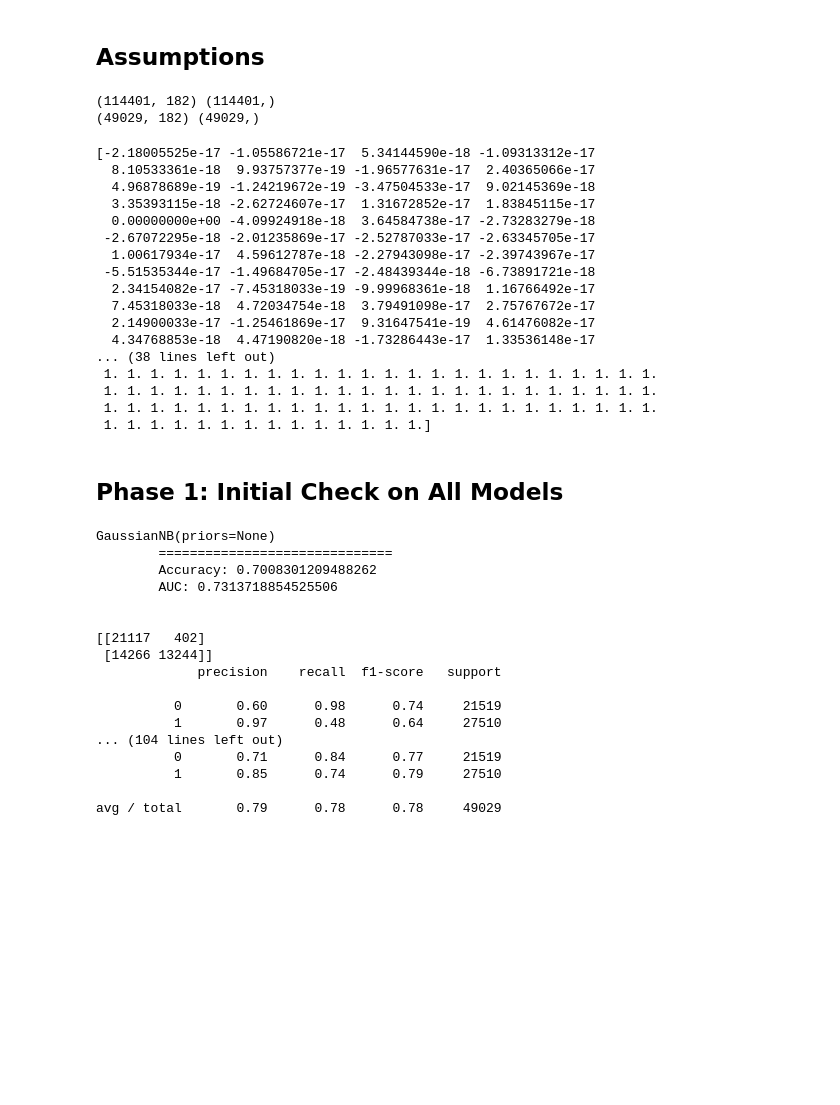
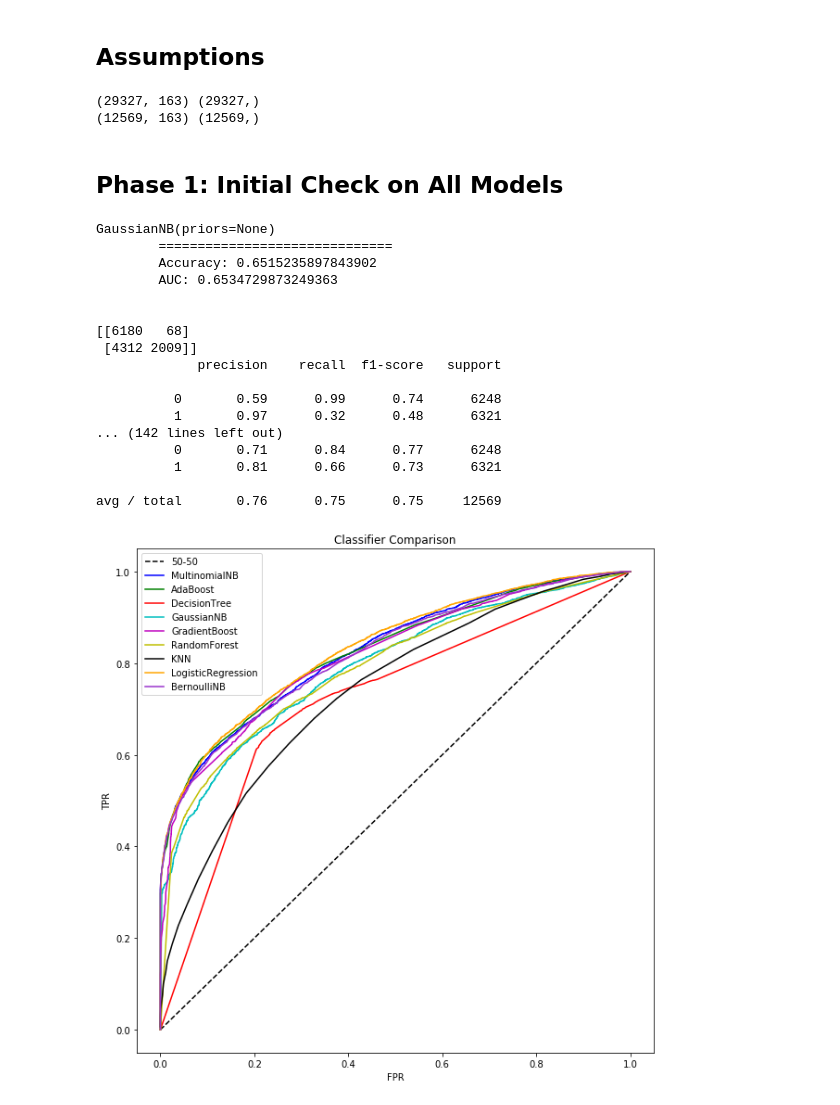
Before and after one commit to cipher813/McMahon_Metis, a Jupyter notebook: Project_3/3_Kickstarter_P1_InitialTests-DS2.ipynb, the cells around one changed output. Saved outputs shown, nothing was run; the diff lists cells and outputs as text; code cells hidden in the pictures; blank space fills up the shorter version.

```diff
--- a/Project_3/3_Kickstarter_P1_InitialTests-DS2.ipynb
+++ b/Project_3/3_Kickstarter_P1_InitialTests-DS2.ipynb
@@ -85,0 +88,5 @@ df.head()
+# %%
+start_date = datetime.datetime.strptime('2016-01-01', "%Y-%m-%d").date()
+
+df = df[df['launched'] >= start_date] # filter from start date to current
+df.shape
@@ -265,10 +125,10 @@ Index(['state_successful', 'category_name_Academic',
 # %%
 # removing all variables that cannot be known before a campaign is launched, such as # backers and $ pledged
-X = df.drop(['state_successful','id', 'name', 'state', 'category_name', 'backers_count','pct_goal_achieved', 'usd_pledged', 'goal', 'country', 'currency',
+X = df.drop(['state_successful','id', 'name', 'state', 'category_main','category_name', 'backers_count','pct_goal_achieved', 'usd_pledged', 'goal', 'country', 'currency',
        'deadline', 'launched', 'created','creator_name','spotlight'], 1)
 y = df['state_successful']
 
 print(X.shape)
-print(X.columns)
-X.head()
+X.columns
+# X.head()
 # %% [output]
@@ -300,36 +152,18 @@ k_range = list(range(1, 101))
 print(X_train.shape, y_train.shape)
 print(X_test.shape,y_test.shape)
 # %% [output]
-(114401, 182) (114401,)
-(49029, 182) (49029,)
+(29327, 163) (29327,)
+(12569, 163) (12569,)
 # %%
 # https://elitedatascience.com/python-machine-learning-tutorial-scikit-learn
 scaler = StandardScaler().fit(X_train)
 X_train_s = scaler.transform(X_train)
 X_test_s = scaler.transform(X_test)
-print(X_train_s.mean(axis=0))
-print(X_train_s.std(axis=0))
+# print(X_train_s.mean(axis=0))
+# print(X_train_s.std(axis=0))
 
 # X_combined_s = np.vstack((X_train_s, X_test_s))
 # y_combined = np.hstack((y_train, y_test))
-# %% [output]
-[-2.18005525e-17 -1.05586721e-17  5.34144590e-18 -1.09313312e-17
-  8.10533361e-18  9.93757377e-19 -1.96577631e-17  2.40365066e-17
-  4.96878689e-19 -1.24219672e-19 -3.47504533e-17  9.02145369e-18
-  3.35393115e-18 -2.62724607e-17  1.31672852e-17  1.83845115e-17
-  0.00000000e+00 -4.09924918e-18  3.64584738e-17 -2.73283279e-18
- -2.67072295e-18 -2.01235869e-17 -2.52787033e-17 -2.63345705e-17
-  1.00617934e-17  4.59612787e-18 -2.27943098e-17 -2.39743967e-17
- -5.51535344e-17 -1.49684705e-17 -2.48439344e-18 -6.73891721e-18
-  2.34154082e-17 -7.45318033e-19 -9.99968361e-18  1.16766492e-17
-  7.45318033e-18  4.72034754e-18  3.79491098e-17  2.75767672e-17
-  2.14900033e-17 -1.25461869e-17  9.31647541e-19  4.61476082e-17
-  4.34768853e-18  4.47190820e-18 -1.73286443e-17  1.33536148e-17
-... (38 lines left out)
- 1. 1. 1. 1. 1. 1. 1. 1. 1. 1. 1. 1. 1. 1. 1. 1. 1. 1. 1. 1. 1. 1. 1. 1.
- 1. 1. 1. 1. 1. 1. 1. 1. 1. 1. 1. 1. 1. 1. 1. 1. 1. 1. 1. 1. 1. 1. 1. 1.
- 1. 1. 1. 1. 1. 1. 1. 1. 1. 1. 1. 1. 1. 1. 1. 1. 1. 1. 1. 1. 1. 1. 1. 1.
- 1. 1. 1. 1. 1. 1. 1. 1. 1. 1. 1. 1. 1. 1.]
 # %% [markdown]
 ## Phase 1: Initial Check on All Models
 # %%
@@ -340,14 +174,16 @@ model_list = [['GaussianNB', GaussianNB()],
                 ['DecisionTree', DecisionTreeClassifier()],
                 ['RandomForest', RandomForestClassifier()], # F1 0.61
                 ['KNN', KNeighborsClassifier(38)], # best k from KNN model below; scale data
-                ['LogisticRegression', LogisticRegression()],
-                ['LogisticRegressionCV', LogisticRegressionCV()], # scale data; F1 0.62
-                ['SVM', SVC(probability=True)]] # scale data; F1 0.57
+                ['GradientBoost', GradientBoostingClassifier()],
+                ['AdaBoost', AdaBoostClassifier()],
+                ['LogisticRegression', LogisticRegression()]]
+#                 ['LogisticRegressionCV', LogisticRegressionCV()]] # scale data; F1 0.62
+#                 ['SVM', SVC(probability=True)]] # scale data; F1 0.57
 
 model_list_s = [['KNN', KNeighborsClassifier(38)], # best k from KNN model below; scale data
-                ['LogisticRegression', LogisticRegression()], # scale data
-                ['LogisticRegressionCV', LogisticRegressionCV()], # scale data
-                ['SVM', SVC(probability=True)]] # scale data
+                ['LogisticRegression', LogisticRegression()]] # scale data
+#                 ['LogisticRegressionCV', LogisticRegressionCV()]] # scale data
+#                 ['SVM', SVC(probability=True)]] # scale data
 
 # Calculate metrics for each model
 roc = {}
@@ -400,34 +236,36 @@ for model in model_list:
 # %% [output]
 GaussianNB(priors=None)
         ==============================
-        Accuracy: 0.7008301209488262
-        AUC: 0.7313718854525506
+        Accuracy: 0.6515235897843902
+        AUC: 0.6534729873249363
 
 
-[[21117   402]
- [14266 13244]]
+[[6180   68]
+ [4312 2009]]
              precision    recall  f1-score   support
 
-          0       0.60      0.98      0.74     21519
-          1       0.97      0.48      0.64     27510
-... (104 lines left out)
-          0       0.71      0.84      0.77     21519
-          1       0.85      0.74      0.79     27510
+          0       0.59      0.99      0.74      6248
+          1       0.97      0.32      0.48      6321
+... (142 lines left out)
+          0       0.71      0.84      0.77      6248
+          1       0.81      0.66      0.73      6321
 
-avg / total       0.79      0.78      0.78     49029
+avg / total       0.76      0.75      0.75     12569
 # %%
 # Plot the ROC curve from the last K-Fold split
-fig, ax = plt.subplots(figsize=(12, 8))
-colors = ['b', 'g', 'r', 'c', 'm', 'y','k','orange','darkorchid']
+fig, ax = plt.subplots(figsize=(10, 10))
+colors = ['b', 'g', 'r', 'c', 'm', 'y','k','orange','darkorchid','bisque']
 
 # Plot 50-50 Line
 ax.plot([0,1],[0,1], ls='--', color='k', label='50-50')
 # Plot Classifier ROC Curves
 for key, c in zip(roc.keys(), colors):
     ax.plot(roc[key][0], roc[key][1], color=c, label=key)
 
 ax.set_xlabel('FPR')
 ax.set_ylabel('TPR')
 ax.set_title('Classifier Comparison')
 ax.legend(loc='best')
-plt.savefig('charts/roc.png')
+plt.savefig('charts/roc_ds2_p1.png')
+# %% [output]
+[figure, added]
```
Also changed, not shown: parts of 19 cells of this notebook, 8 other files.
